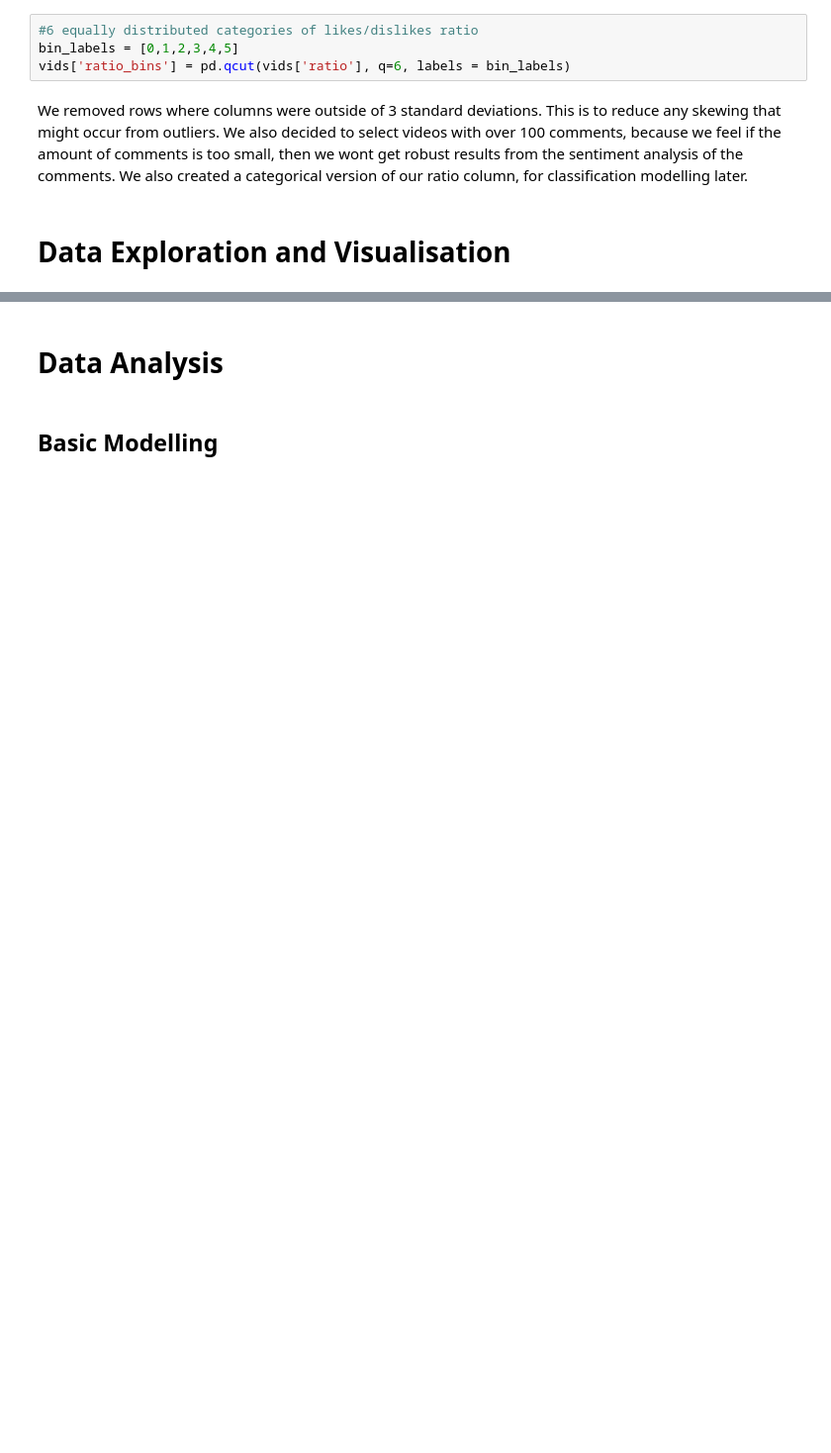
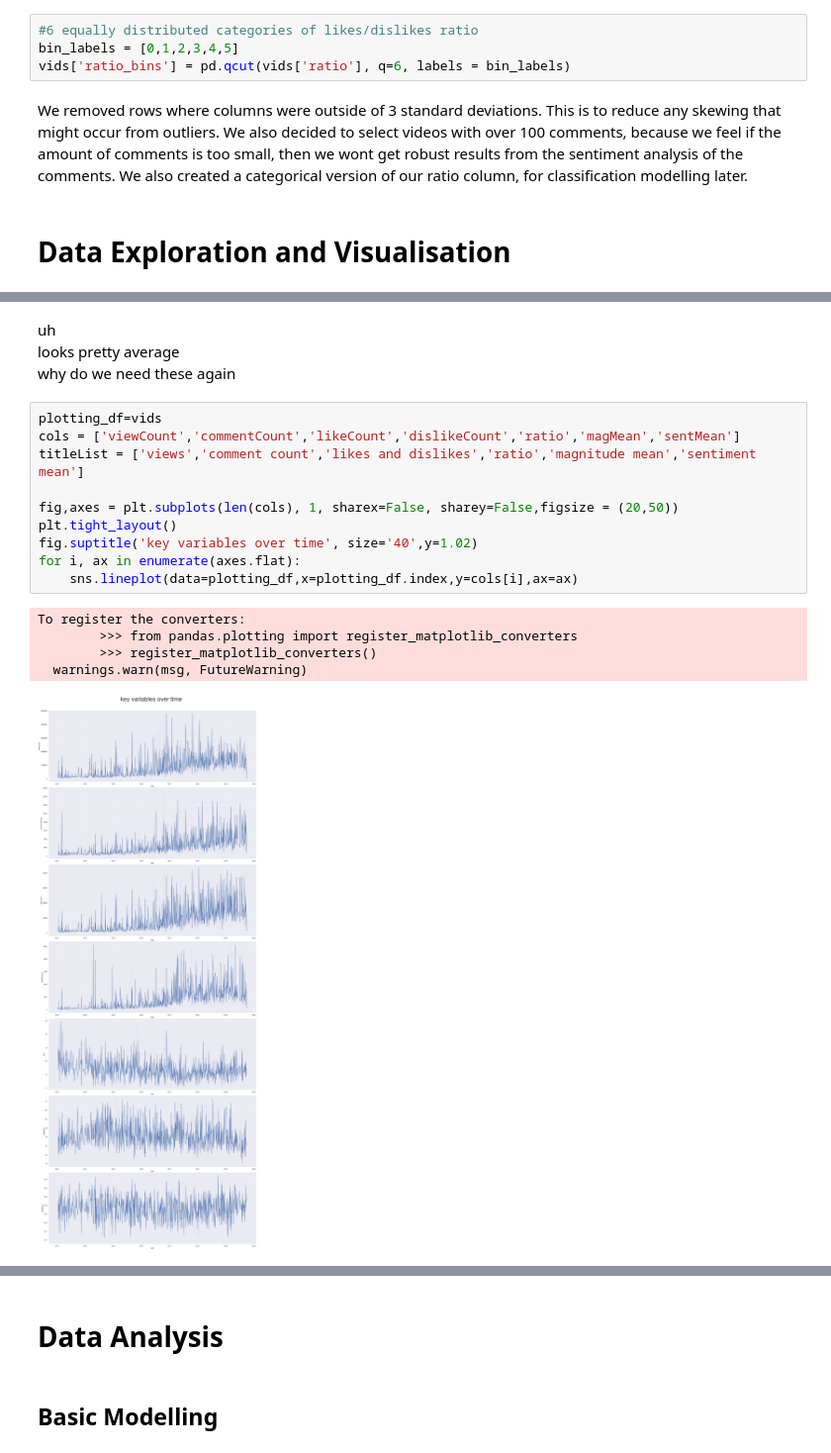
Before and after one commit to snc-89/sentiment_analysis_notebook, a Jupyter notebook: Final-portfolio-draft.ipynb, the cells around one changed output, grey strips where cells are left out. Shown at 99% size. Drawn from its saved outputs; the diff is of its cells as text; blank space fills up the shorter version.

```diff
--- a/Final-portfolio-draft.ipynb
+++ b/Final-portfolio-draft.ipynb
@@ -130,0 +274,20 @@ We removed rows where columns were outside of 3 standard deviations. This is to
+# %% [markdown]
+uh
+looks pretty average
+why do we need these again
+# %%
+plotting_df=vids
+cols = ['viewCount','commentCount','likeCount','dislikeCount','ratio','magMean','sentMean']
+titleList = ['views','comment count','likes and dislikes','ratio','magnitude mean','sentiment mean']
+
+fig,axes = plt.subplots(len(cols), 1, sharex=False, sharey=False,figsize = (20,50))
+plt.tight_layout()
+fig.suptitle('key variables over time', size='40',y=1.02)
+for i, ax in enumerate(axes.flat):
+    sns.lineplot(data=plotting_df,x=plotting_df.index,y=cols[i],ax=ax)
+# %% [output]
+To register the converters:
+        >>> from pandas.plotting import register_matplotlib_converters
+        >>> register_matplotlib_converters()
+  warnings.warn(msg, FutureWarning)
+[figure, added]
```
Also changed, not shown: parts of 33 cells of this notebook.
